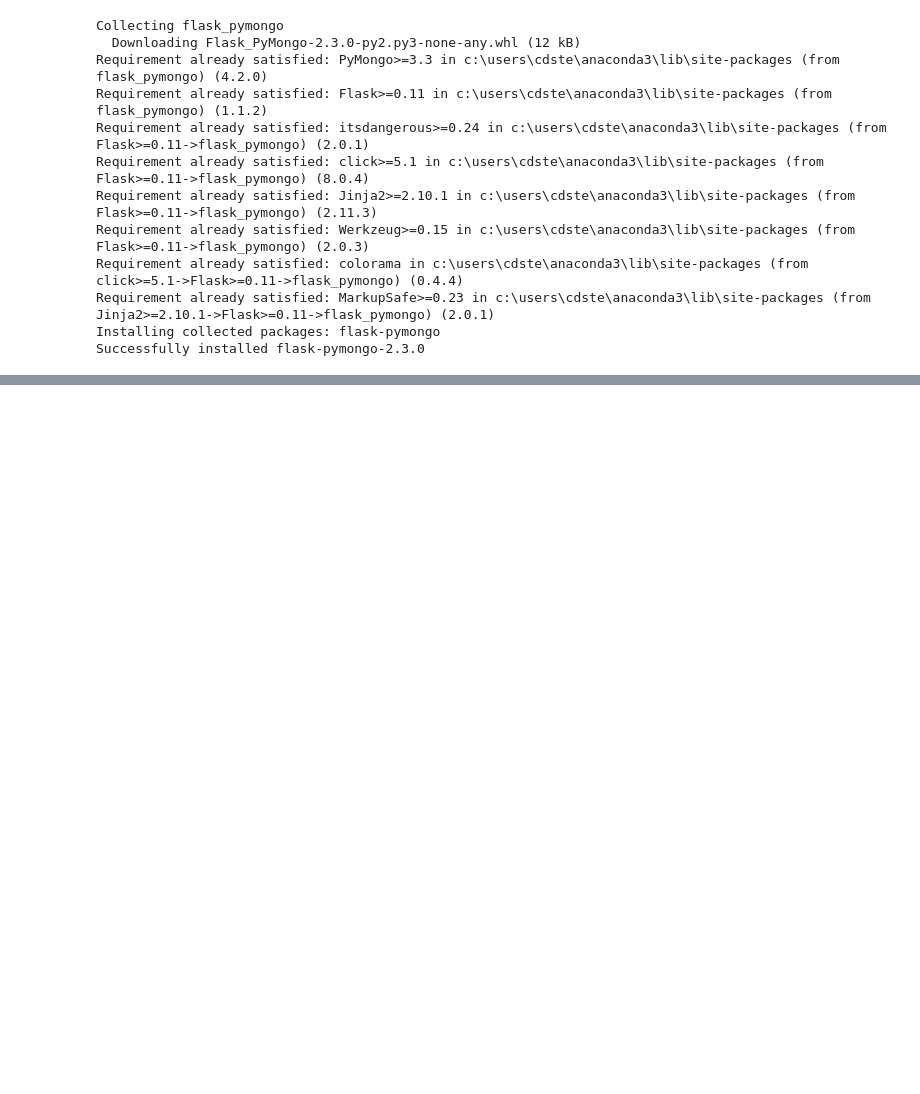
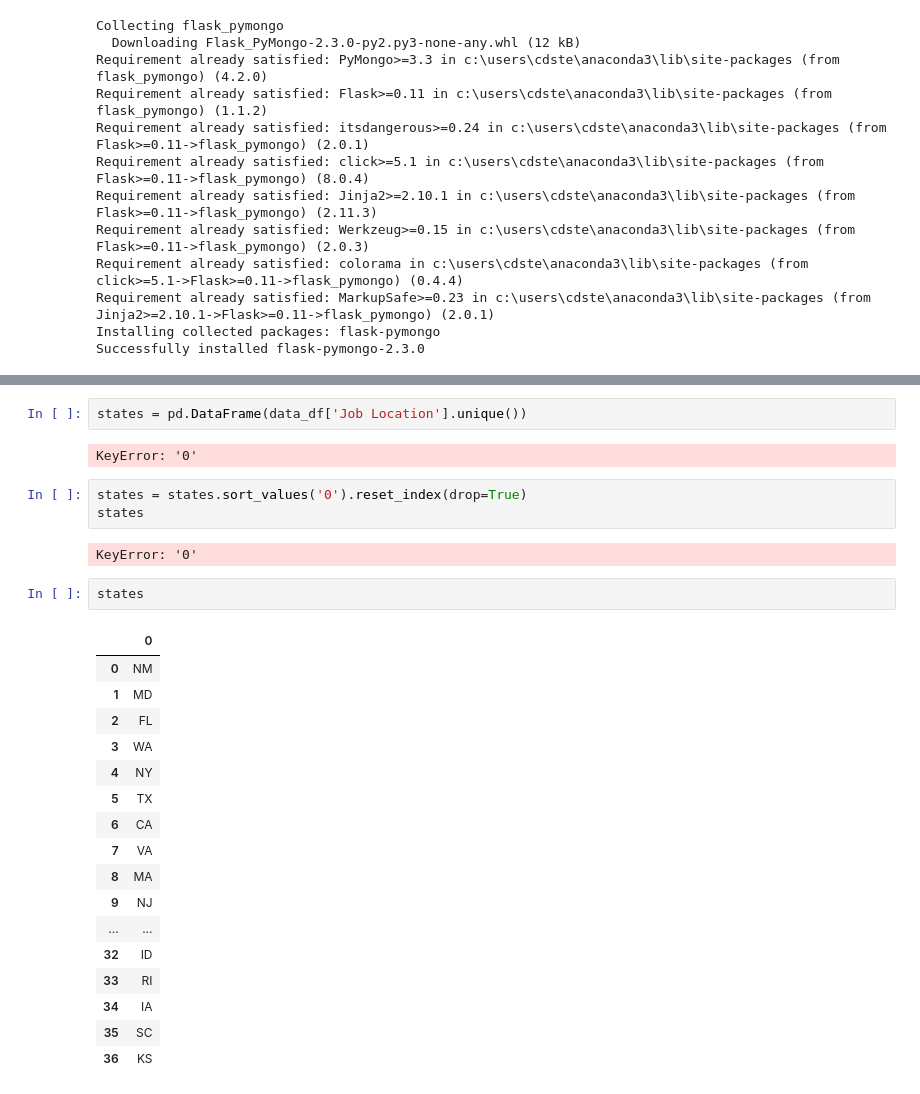
Before and after one commit to cdstecki/project-4, a Jupyter notebook: data_to_html.ipynb, the cells around one changed output, grey strips where cells are left out. Drawn from its saved outputs; the diff is of its cells as text; blank space fills up the shorter version.

```diff
--- a/data_to_html.ipynb
+++ b/data_to_html.ipynb
@@ -86,0 +126,29 @@ Successfully installed flask-pymongo-2.3.0
+# %%
+states = pd.DataFrame(data_df['Job Location'].unique())
+# %% [output]
+KeyError: '0'
+# %%
+states = states.sort_values('0').reset_index(drop=True)
+states
+# %% [output]
+KeyError: '0'
+# %%
+states
+# %% [output]
+|  | 0 |
+| 0 | NM |
+| 1 | MD |
+| 2 | FL |
+| 3 | WA |
+| 4 | NY |
+| 5 | TX |
+| 6 | CA |
+| 7 | VA |
+| 8 | MA |
+| 9 | NJ |
+| ... | ... |
+| 32 | ID |
+| 33 | RI |
+| 34 | IA |
+| 35 | SC |
+| 36 | KS |
```
Also changed, not shown: parts of 6 cells of this notebook, 8 other files.
